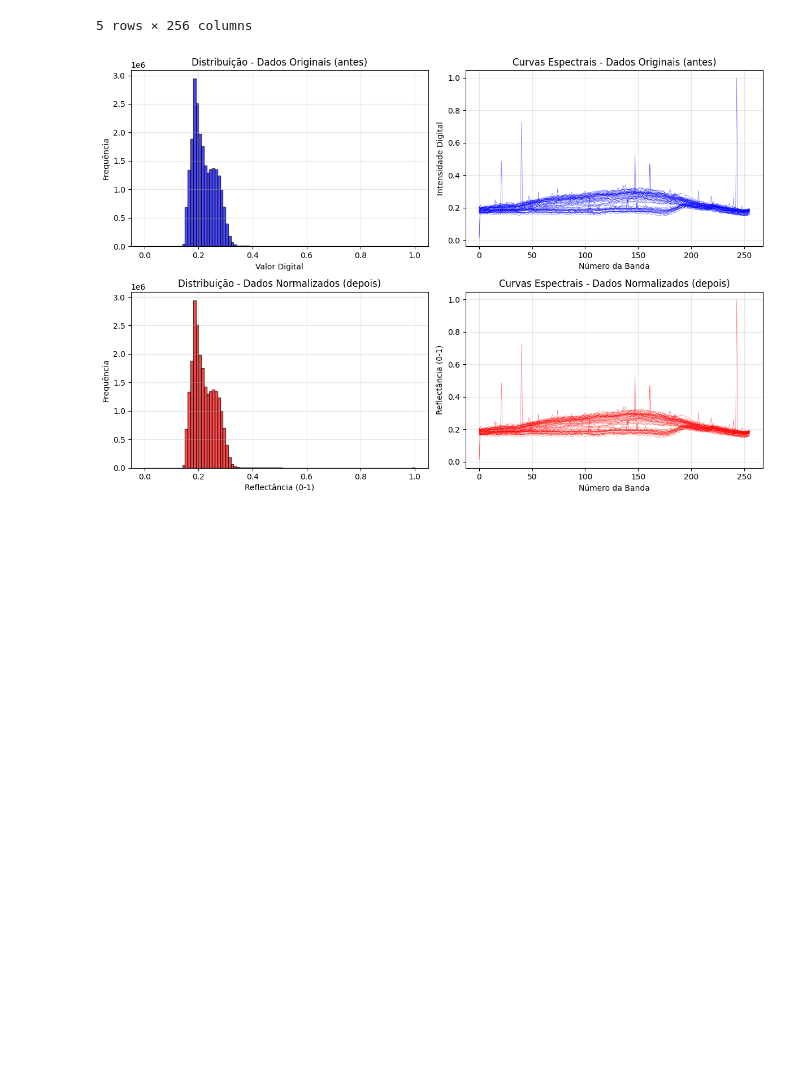
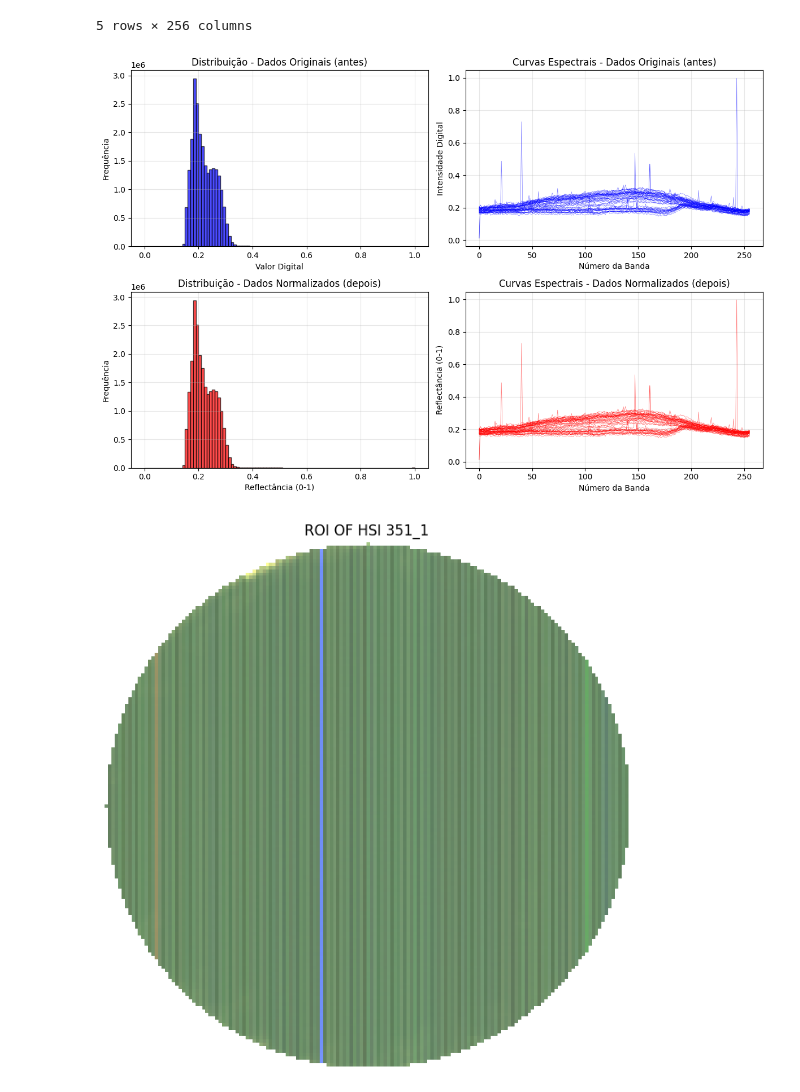
Before and after one commit to jeffersonfelex/hsi-swir-bacteria-xgboost, a Jupyter notebook: notebooks/utils/organizar_espectros.ipynb, the cells around one changed output. Drawn from its saved outputs; the diff is of its cells as text; code cells hidden in the pictures; blank space fills up the shorter version.

```diff
--- a/notebooks/utils/organizar_espectros.ipynb
+++ b/notebooks/utils/organizar_espectros.ipynb
@@ -127,3 +127,88 @@ plt.show()
 output_path_original = os.path.join(output_dir, 'espectros_originais_normalizados.csv')
 df_espectros.to_csv(output_path_original, index=False)
 print(f"✅ Dados originais salvos em: {output_path_original}")
+# %%
+import numpy as np
+import cv2
+import matplotlib.pyplot as plt
+import spectral
+
+# Carregar HSI como numpy array
+img = spectral.open_image(
+    "/mnt/c/Users/jefferson.faria/Documents/GitHub/ic-2025/dataSet/hsi_original/351_1_240506-160920/capture/351_1_240506-160920.hdr"
+).load()
+
+# Criar imagem RGB para visualização
+rgb = spectral.get_rgb(img, [50, 30, 10])
+
+gray = cv2.cvtColor((rgb * 255).astype(np.uint8), cv2.COLOR_RGB2GRAY)
+gray = cv2.GaussianBlur(gray, (7, 7), 2)
+
+circles = cv2.HoughCircles(
+    gray,
+    cv2.HOUGH_GRADIENT,
+    dp=1.2,
+    minDist=100,
+    param1=100,
+    param2=30,
+    minRadius=50,
+    maxRadius=200
+)
+
+mask = np.zeros(gray.shape, dtype=np.uint8)
+
+if circles is not None:
+    x, y, r = circles[0][0]
+    cv2.circle(mask, (int(x), int(y)), int(r), 1, thickness=-1)
+
+mask3d = np.repeat(mask[:, :, np.newaxis], img.shape[2], axis=2)
+
+roi = img * mask3d
+
+roi_rgb = spectral.get_rgb(roi, [50, 30, 10])
+roi_rgb_norm = roi_rgb / roi_rgb.max()
+
+# Obter dimensões da imagem
+altura, largura, n_bandas = img.shape
+img_array = img
+
+# Número total de pixels (amostras)
+n_amostras = altura * largura
+
+# Transformar a imagem em matriz 2D (pixels x bandas)
+espectros_matriz = img.reshape(n_amostras, n_bandas)
+
+# Média global da imagem
+media_total = espectros_matriz.mean()
+
+# RECORTAR APENAS A REGIÃO DO ROI
+if circles is not None:
+    x, y, r = circles[0][0]
+    x, y, r = int(x), int(y), int(r)
+
+    # Definir os limites do crop
+    x_min = max(0, x - r)
+    x_max = min(largura, x + r)
+    y_min = max(0, y - r)
+    y_max = min(altura, y + r)
+
+    # Recortar a imagem RGB e a máscara
+    roi_rgb_cropped = roi_rgb_norm[y_min:y_max, x_min:x_max]
+    mask_cropped = mask[y_min:y_max, x_min:x_max]
+
+    # Criar versão RGBA para transparência
+    roi_rgba = np.zeros((roi_rgb_cropped.shape[0], roi_rgb_cropped.shape[1], 4))
+    roi_rgba[:, :, :3] = roi_rgb_cropped  # RGB
+    roi_rgba[:, :, 3] = mask_cropped      # Alpha (transparência)
+
+plt.figure(figsize=(8, 8))
+plt.imshow(roi_rgba)
+plt.title("ROI OF HSI 351_1")
+plt.xlabel("Rows")
+plt.ylabel("Samples")
+plt.axis('off')  # Remove os eixos
+
+plt.savefig("roi_hsi_351_1.png", dpi=300, bbox_inches='tight', transparent=True)
+plt.show()
+# %% [output]
+[figure, added]
```
Also changed, not shown: parts of 1 cell of this notebook, 23 other files.
